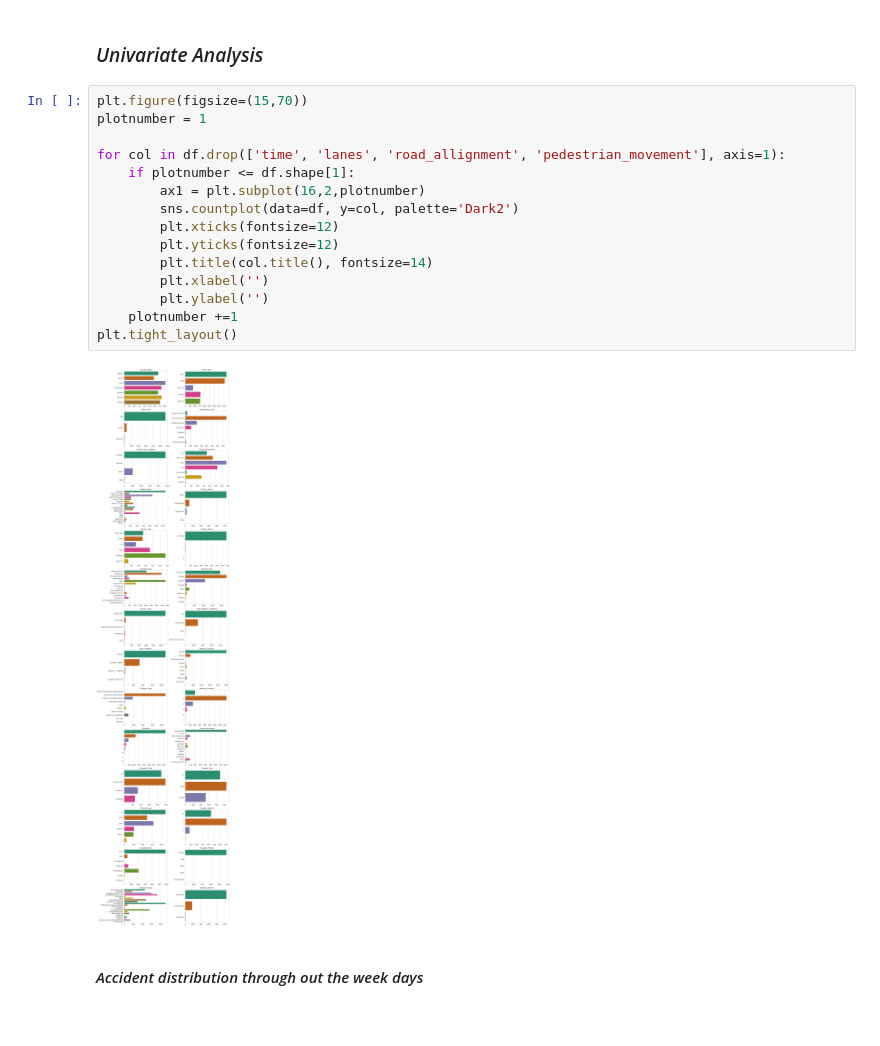
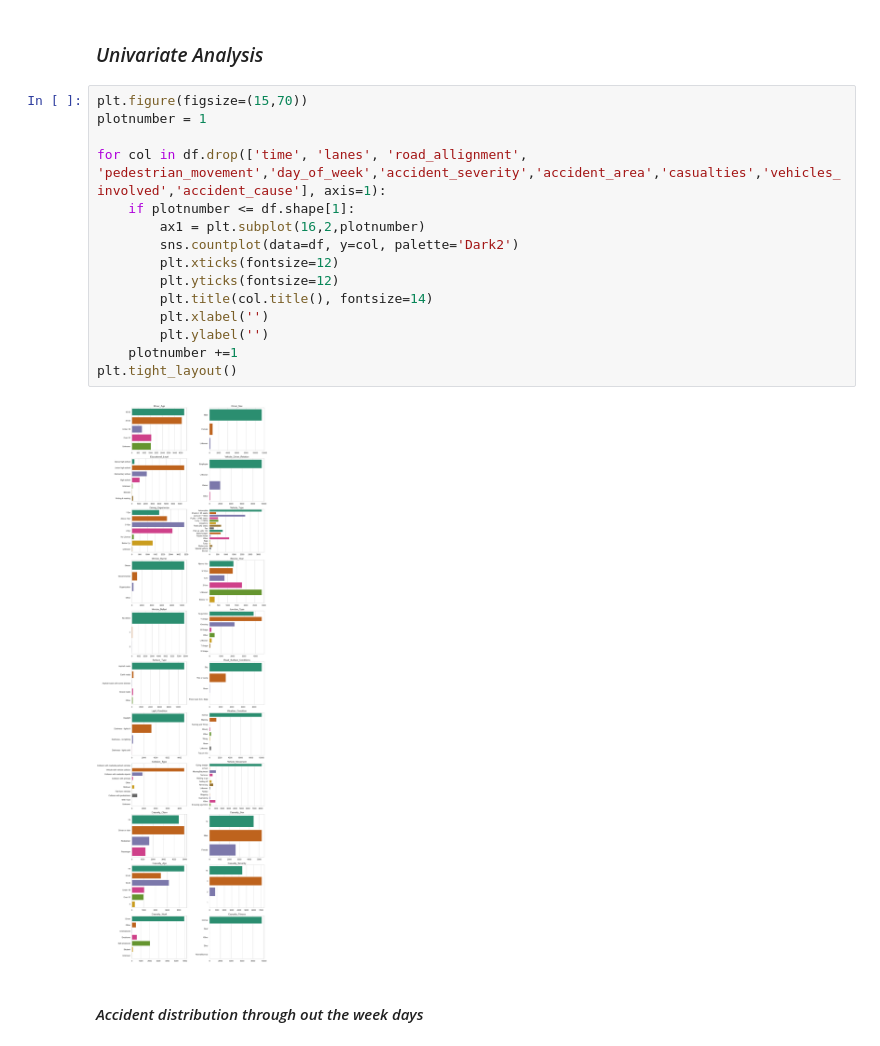
Before and after one commit to Teshager21/accident-analysis-addis_ababa, a Jupyter notebook: accident-analysis-addis_ababa.ipynb, the cells around one changed output. Saved outputs shown, nothing was run; the diff lists cells and outputs as text; blank space fills up the shorter version.

```diff
--- a/accident-analysis-addis_ababa.ipynb
+++ b/accident-analysis-addis_ababa.ipynb
@@ -396,20 +397,20 @@ plt.show()
 # %%
 plt.figure(figsize=(15,70))
 plotnumber = 1
 
-for col in df.drop(['time', 'lanes', 'road_allignment', 'pedestrian_movement'], axis=1):
+for col in df.drop(['time', 'lanes', 'road_allignment', 'pedestrian_movement','day_of_week','accident_severity','accident_area','casualties','vehicles_involved','accident_cause'], axis=1):
     if plotnumber <= df.shape[1]:
         ax1 = plt.subplot(16,2,plotnumber)
         sns.countplot(data=df, y=col, palette='Dark2')
         plt.xticks(fontsize=12)
         plt.yticks(fontsize=12)
         plt.title(col.title(), fontsize=14)
         plt.xlabel('')
         plt.ylabel('')
     plotnumber +=1
 plt.tight_layout()
 # %% [output]
-[figure, old version]
+[figure, new version]
 # %% [markdown]
 #### <i>Accident distribution through out the week days<i>
 # %%
```
Also changed, not shown: parts of 17 cells of this notebook.
